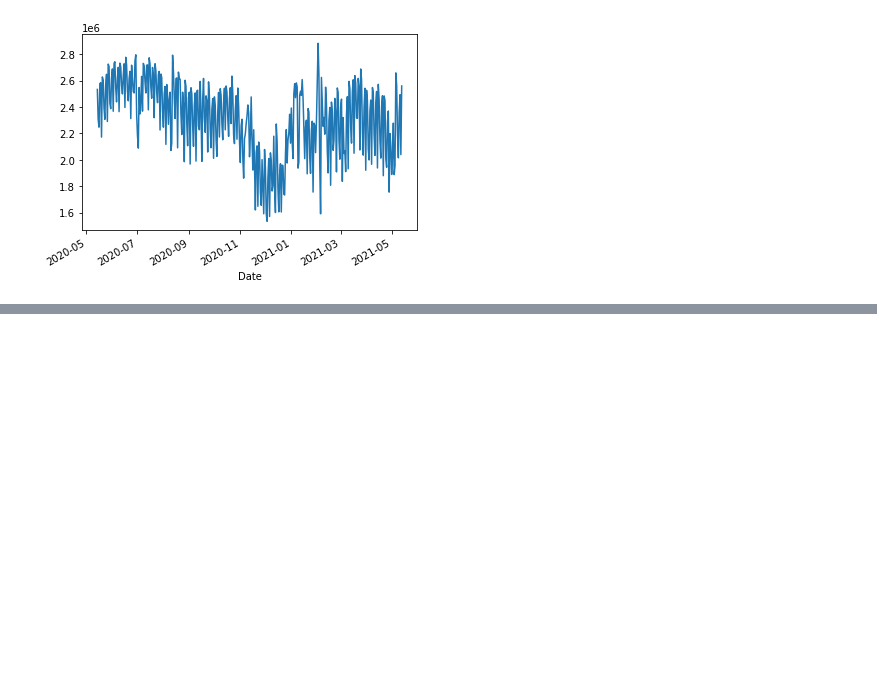
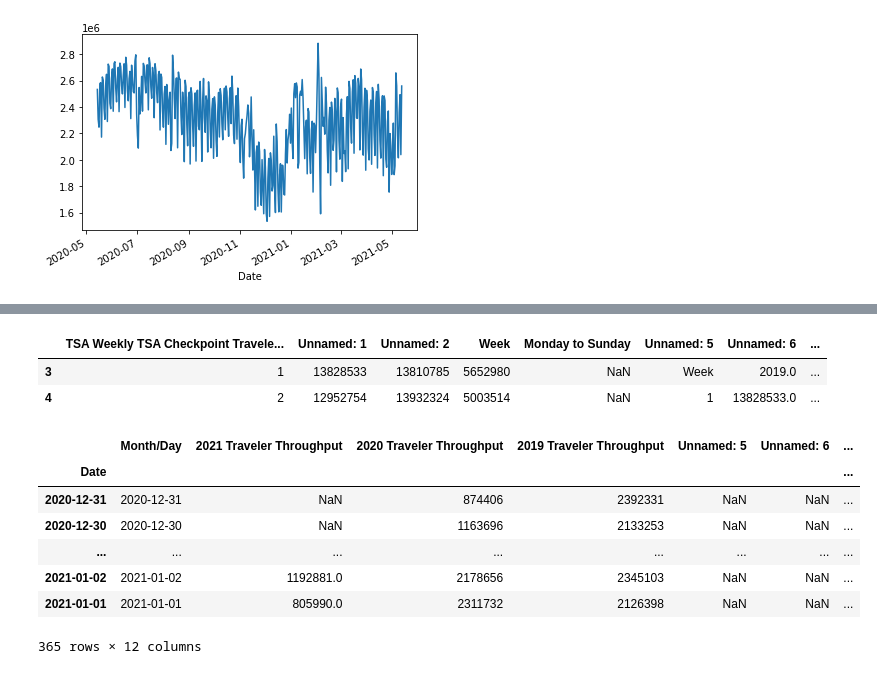
Before and after one commit to bossiilaria/Python, a Jupyter notebook: TSA_Numbers_YOY.ipynb, the cells around one changed output, grey strips where cells are left out. Drawn from its saved outputs; the diff is of its cells as text; code cells hidden in the pictures; blank space fills up the shorter version.

```diff
--- a/TSA_Numbers_YOY.ipynb
+++ b/TSA_Numbers_YOY.ipynb
@@ -186,2 +286,0 @@ import pandas as pd
-# %%
-data = pd.read_excel('05162021_List Of Countries.xlsx')
@@ -194,0 +298,21 @@ country
+# %%
+#This is how to see multiple rows, for example first and second
+dataPerWeek = pd.read_excel('TSA Numbers YoY.xlsx', sheet_name = 'Per Week')
+dataPerWeek.iloc[[3, 4]]
+# %% [output]
+|  | TSA Weekly TSA Checkpoint Travele... | Unnamed: 1 | Unnamed: 2 | Week | Monday to Sunday | Unnamed: 5 | Unnamed: 6 | ... |
+| 3 | 1 | 13828533 | 13810785 | 5652980 | NaN | Week | 2019.0 | ... |
+| 4 | 2 | 12952754 | 13932324 | 5003514 | NaN | 1 | 13828533.0 | ... |
+# %%
+#It would be really cool now if I could sort my values to get the same view as I have in my excel TSA Numbers YoY.
+#Let's explore! Here's a tutorial to begin with: https://realpython.com/pandas-sort-python/
+data
+# %% [output]
+|  | Month/Day | 2021 Traveler Throughput | 2020 Traveler Throughput | 2019 Traveler Throughput | Unnamed: 5 | Unnamed: 6 | ... |
+| Date |  |  |  |  |  |  | ... |
+| 2020-12-31 | 2020-12-31 | NaN | 874406 | 2392331 | NaN | NaN | ... |
+| 2020-12-30 | 2020-12-30 | NaN | 1163696 | 2133253 | NaN | NaN | ... |
+| ... | ... | ... | ... | ... | ... | ... | ... |
+| 2021-01-02 | 2021-01-02 | 1192881.0 | 2178656 | 2345103 | NaN | NaN | ... |
+| 2021-01-01 | 2021-01-01 | 805990.0 | 2311732 | 2126398 | NaN | NaN | ... |
+365 rows × 12 columns
```
Also changed, not shown: parts of 50 cells of this notebook, 9 other files.
